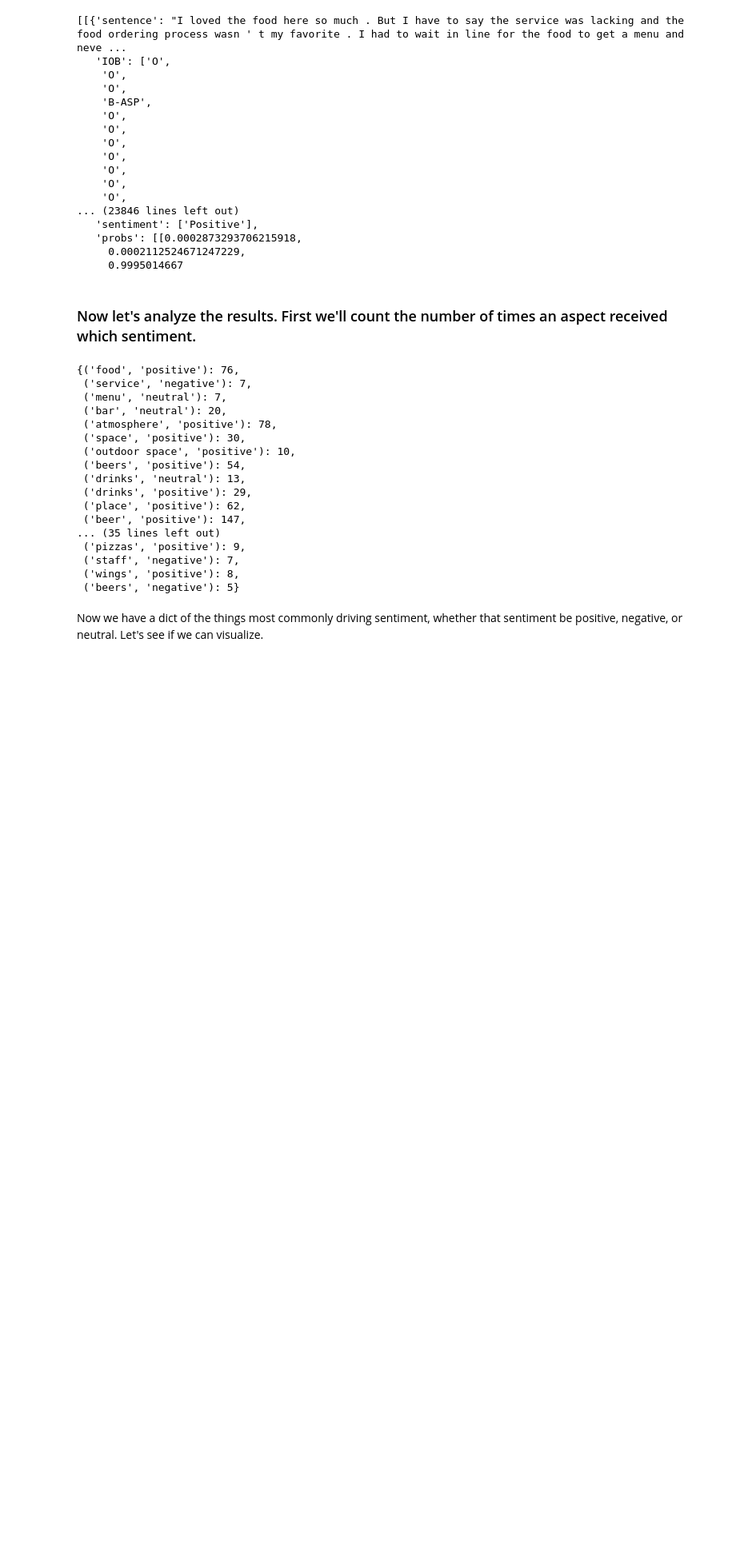
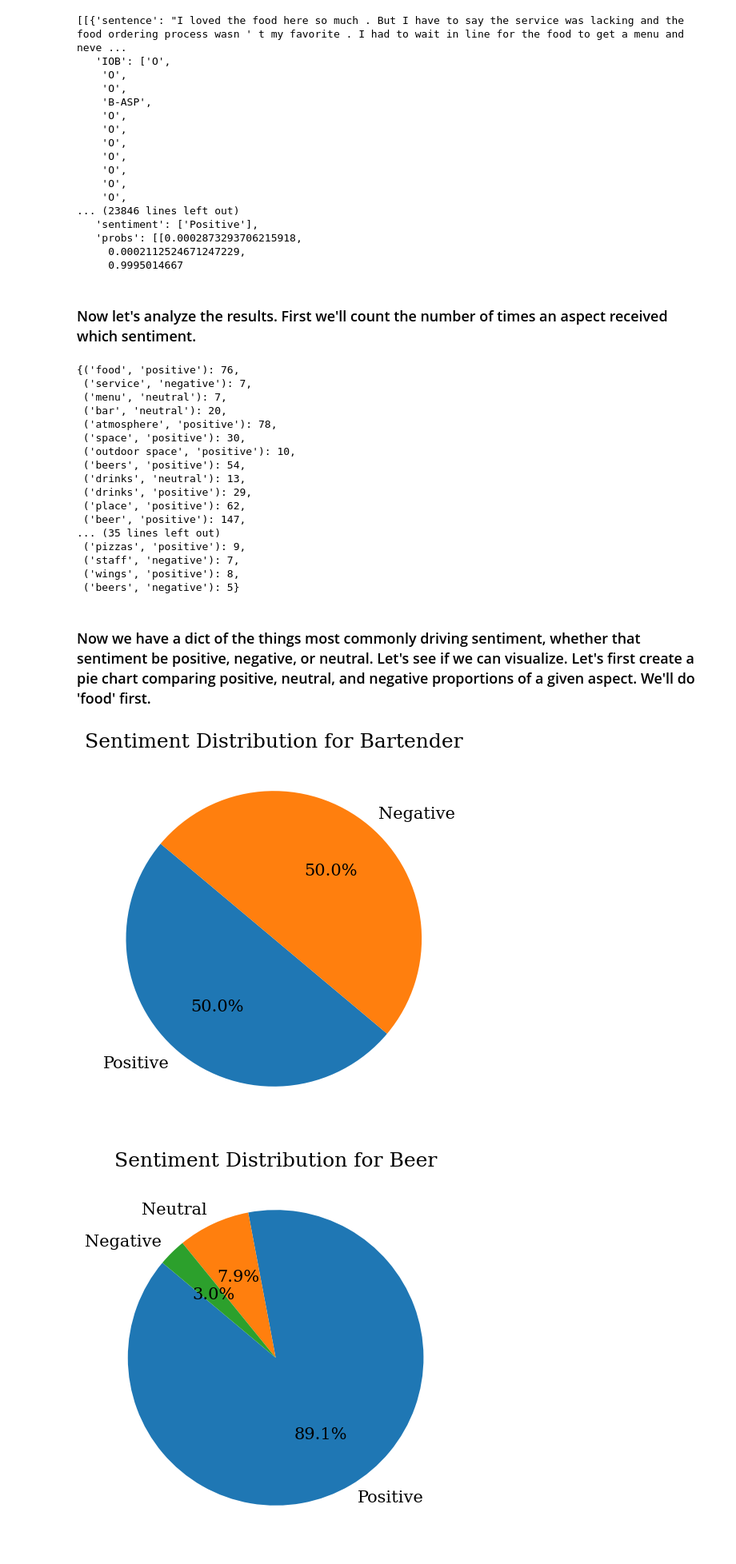
Before and after one commit to cyborgrob/MT_Reviews_SA, a Jupyter notebook: MT_Sentiment_Analysis.ipynb, the cells around one changed output. Shown at 80% size. Cells and saved outputs as stored; diff of their text form; code cells hidden in the pictures; blank space fills up the shorter version.

```diff
--- a/MT_Sentiment_Analysis.ipynb
+++ b/MT_Sentiment_Analysis.ipynb
@@ -814,7 +814,8 @@ def combos_over_x(x=5, aspect_sentiment_counts=aspect_sentiment_counts):
   return combos_over_x
 
 # Create dict of combos of aspect and sentiment that had x or greater occurrences
-combos_over_x(5)
+combos_dict = combos_over_x(5)
+combos_dict
 # %% [output]
 {('food', 'positive'): 76,
  ('service', 'negative'): 7,
@@ -834,4 +835,31 @@ combos_over_x(5)
  ('wings', 'positive'): 8,
  ('beers', 'negative'): 5}
 # %% [markdown]
-Now we have a dict of the things most commonly driving sentiment, whether that sentiment be positive, negative, or neutral. Let's see if we can visualize.
+### Now we have a dict of the things most commonly driving sentiment, whether that sentiment be positive, negative, or neutral. Let's see if we can visualize. Let's first create a pie chart comparing positive, neutral, and negative proportions of a given aspect. We'll do 'food' first.
+# %%
+# Let's functionize this so we can easily pass in other aspects
+def create_aspect_pie_chart(aspect_string, aspect_dict=combos_dict):
+  output_dict = {}
+  for (aspect, sentiment), value in aspect_dict.items():
+    if aspect == aspect_string:
+      output_dict[(aspect, sentiment)] = value
+
+  # Extract aspect-related sentiment counts and put into list
+  aspect_sentiments = ['Positive', 'Neutral', 'Negative']
+  aspect_counts = [output_dict.get((aspect_string, sentiment.lower()), 0) for sentiment in aspect_sentiments]
+
+  # Filter out None values and their corresponding labels
+  filtered_aspect_counts = [count for count in aspect_counts if count != 0]
+  filtered_aspect_sentiments = [aspect_sentiments[i] for i, count in enumerate(aspect_counts) if count != 0]
+
+  # Plot a pie chart
+  plt.figure(figsize=(8, 6))
+  plt.pie(filtered_aspect_counts, labels=filtered_aspect_sentiments, autopct='%1.1f%%', startangle=140)
+  plt.title(f'Sentiment Distribution for {aspect_string.capitalize()}')
+  plt.show()
+
+create_aspect_pie_chart("bartender", aspect_dict=combos_dict)
+create_aspect_pie_chart("beer", aspect_dict=combos_dict)
+# %% [output]
+[figure, added]
+[figure, added]
```
Also changed, not shown: parts of 7 cells of this notebook.
